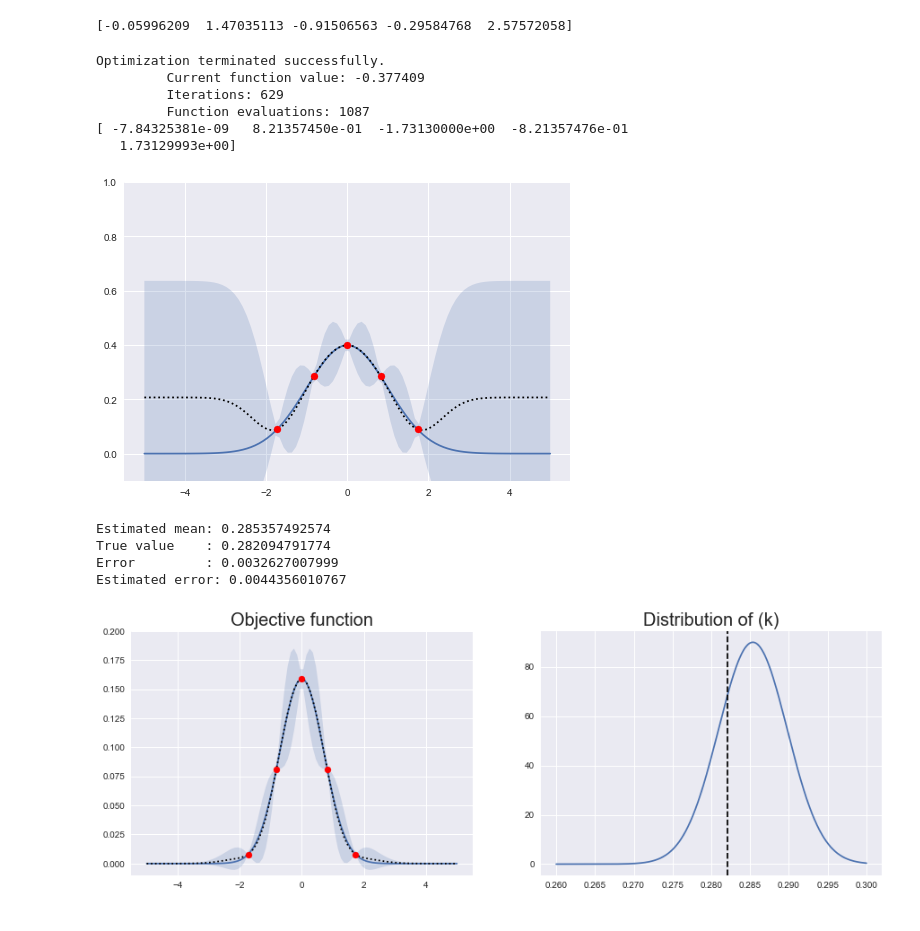
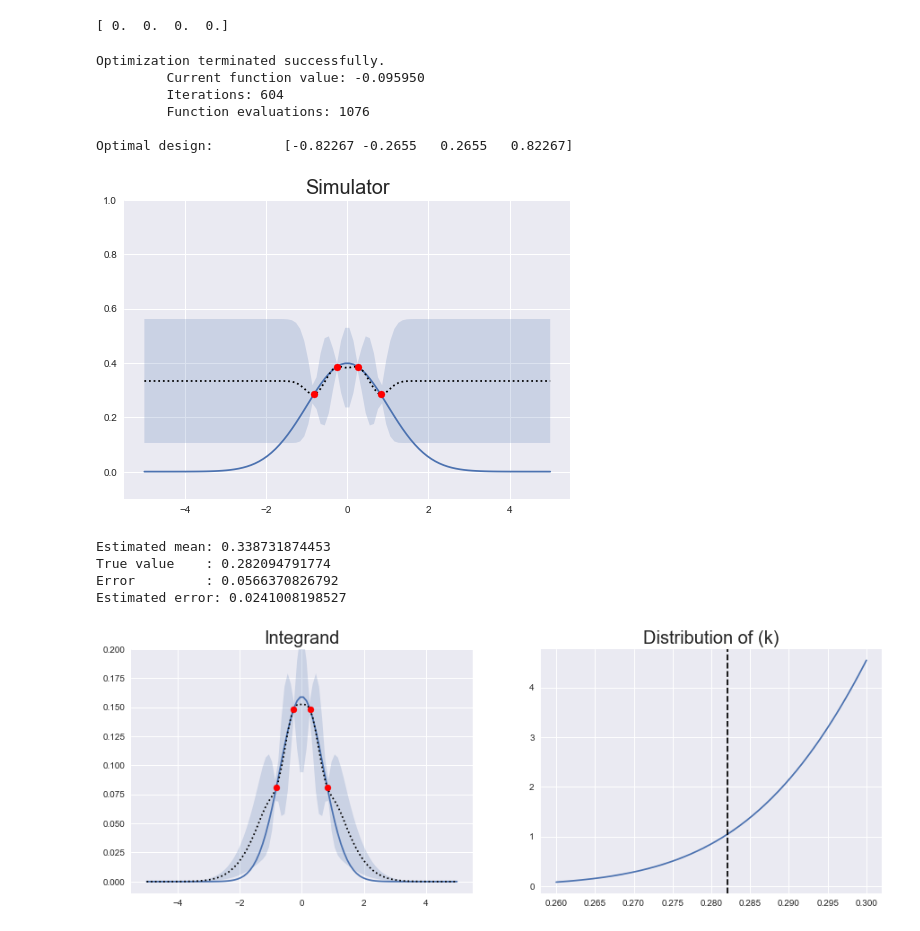
Before and after one commit to agarbuno/probnum, a Jupyter notebook: python/bayesian_quadrature.ipynb, the cells around one changed output. Saved outputs shown, nothing was run; the diff lists cells and outputs as text; code cells hidden in the pictures.

```diff
--- a/python/bayesian_quadrature.ipynb
+++ b/python/bayesian_quadrature.ipynb
@@ -8,10 +8,11 @@ import seaborn as sns
 sns.set()
 # %%
 np.random.seed(108727)
-x0 = np.random.normal(0, 1, size = 5)
+x0 = np.random.normal(0, 1, size = 9)
+x0 = np.zeros([4])
 print x0
 # %% [output]
-[-0.05996209  1.47035113 -0.91506563 -0.29584768  2.57572058]
+[ 0.  0.  0.  0.]
 # %%
 def objective(x):
     A = np.exp(-b*(x[:,np.newaxis] - x.T)**2) + 1e-8 * np.identity(x.shape[0])
@@ -21,17 +22,17 @@ def objective(x):
     alpha = 1 - np.matmul(T, beta)
     return - np.dot(T, np.linalg.solve(A,T)) + np.matmul(alpha, np.linalg.solve(np.matmul(H.T, beta), alpha.T))
 # %%
-b = 1.5
+b = 10.5
 res = minimize(objective, x0, method='nelder-mead',
                options={'xtol': 1e-12, 'disp': True, 'maxiter':5000})
-print res.x
+print "\nOptimal design: \t", np.sort(np.round(res.x, 5))
 # %% [output]
 Optimization terminated successfully.
-         Current function value: -0.377409
-         Iterations: 629
-         Function evaluations: 1087
-[ -7.84325381e-09   8.21357450e-01  -1.73130000e+00  -8.21357476e-01
-   1.73129993e+00]
+         Current function value: -0.095950
+         Iterations: 604
+         Function evaluations: 1076
+
+Optimal design:         [-0.82267 -0.2655   0.2655   0.82267]
 # %%
 norm = sts.norm(0, 1)
 z = np.linspace(-5,5,100)
@@ -55,11 +56,12 @@ s2 = d/(x.shape[0]-1-2)  * (np.ones(z.shape[0]) - np.sum(t*np.linalg.solve(A,t),
 # %%
 plt.plot(z, norm.pdf(z), zorder = 1, label = 'norm density');
 plt.scatter(res.x, norm.pdf(res.x), c = 'r', zorder = 2);
 plt.plot(z, m.T, ':k', zorder = 1, label = 'predicted');
 plt.fill_between(z, np.array(m - 2 * np.sqrt(s2))[0], np.array(m + 2 * np.sqrt(s2))[0], alpha = .2);
+plt.title('Simulator', Fontsize = 20)
 plt.ylim([-.1, 1]);
 # %% [output]
-[figure, old version]
+[figure, new version]
 # %%
 T = np.exp(-b/(2*b+1) * res.x**2)/np.sqrt(2*b+1)
 k = np.matmul(T,np.linalg.solve(A,f)) + (1 - np.matmul(T, np.linalg.solve(A,H))) * np.linalg.solve(np.matmul(H.T, np.linalg.solve(A,H)), np.matmul(H.T, np.linalg.solve(A,f)))
@@ -70,10 +72,10 @@ print 'True value    : %s'%(np.sqrt(np.pi)/(2*np.pi))
 print 'Error         : %s'%(np.abs(np.sqrt(np.pi)/(2*np.pi)-k[0]))
 print 'Estimated error: %s'%(np.sqrt(s))
 # %% [output]
-Estimated mean: 0.285357492574
+Estimated mean: 0.338731874453
 True value    : 0.282094791774
-Error         : 0.0032627007999
-Estimated error: 0.0044356010767
+Error         : 0.0566370826792
+Estimated error: 0.0241008198527
 # %%
 f, (ax1, ax2) = plt.subplots(1, 2, figsize=(15,5));
 ax1.plot(z, norm.pdf(z)**2, zorder = 1, label = 'norm density');
@@ -81,13 +83,13 @@ ax1.scatter(res.x, norm.pdf(res.x)**2, c = 'r', zorder = 2);
 ax1.plot(z, (norm.pdf(z) * m).T, ':k', zorder = 1, label = 'predicted');
 ax1.fill_between(z, np.array((m-2*np.sqrt(s2))*norm.pdf(z))[0], np.array((m + 2 * np.sqrt(s2)) * norm.pdf(z))[0], alpha = .2);
 ax1.set_ylim([-.01, .2]);
-ax1.set_title('Objective function', Fontsize = 20)
+ax1.set_title('Integrand', Fontsize = 20)
 
 integral = sts.norm(k[0], np.sqrt(s));
 ax2.plot(np.linspace(0.26,.30,1000), integral.pdf(np.linspace(0.26,.30,1000)));
 ax2.axvline(x = np.sqrt(np.pi)/(2*np.pi), linestyle = '--', color = 'k');
 ax2.set_title('Distribution of (k)', Fontsize = 20);
 # %% [output]
-[figure, old version]
+[figure, new version]
 # %%
 a = .3
```
Also changed, not shown: parts of 3 cells of this notebook.
